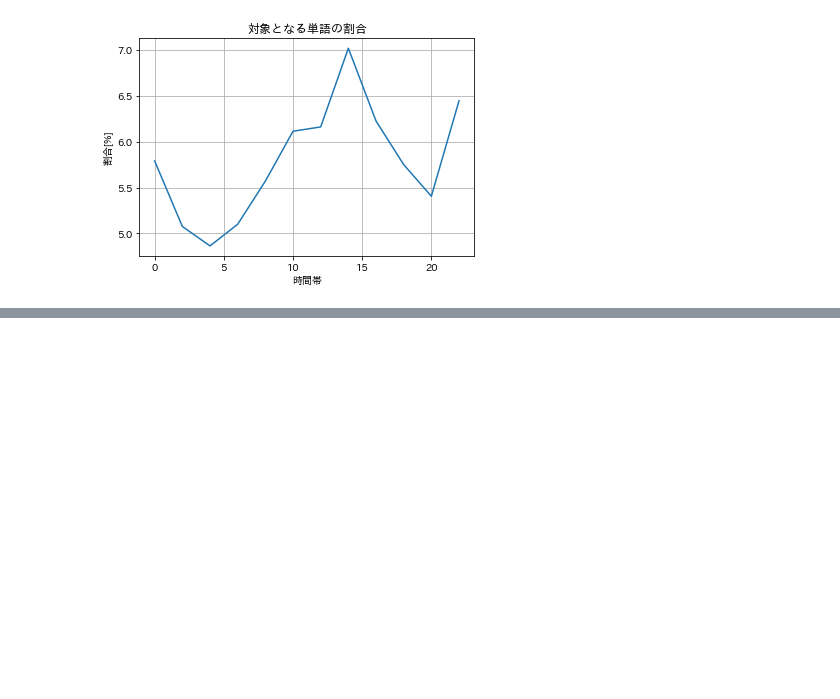
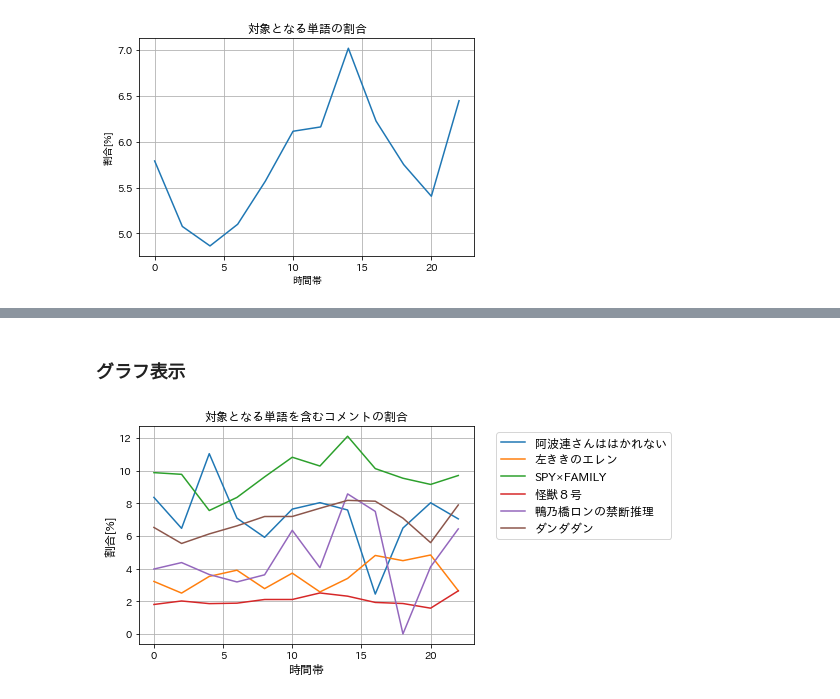
Before and after one commit to aSatoshiShimomura/ncg2022-training-DA, a Jupyter notebook: work/miake.ipynb, the cells around one changed output, grey strips where cells are left out. Drawn from its saved outputs; the diff is of its cells as text; code cells hidden in the pictures; blank space fills up the shorter version.

```diff
--- a/work/miake.ipynb
+++ b/work/miake.ipynb
@@ -80,16 +80,12 @@ hoge.index = hoge.index.strftime('%Y年%m月%d日 %H時%M分%S秒') # 日本時
 # %%
 delimitation = list(range(0,24,2))
 delimitation.append(0)
-total_arr = []
-target_arr = []
-rate_arr = []
+rate_arr = []　# 対象となる単語を含むコメントの割合
 for i in range(len(delimitation) - 1):
     total_num = df_comment_time.between_time("{}:00:00".format(delimitation[i]),
                                              "{}:00:00".format(delimitation[i+1])).shape[0]
     target_num = df_only_target.between_time("{}:00:00".format(delimitation[i]),
                                              "{}:00:00".format(delimitation[i+1])).shape[0]
-    total_arr.append(total_num)
-    target_arr.append(target_num)
     rate_arr.append(target_num / total_num * 100)
     print("{0}時 - {1}時\t| {2:.2f}% \ttotal: {3}, \ttarget: {4}".format(delimitation[i],
                                                                         delimitation[i+1],
@@ -134,0 +159,24 @@ plt.grid(True)
+# %%
+# 作品名のリスト
+work_name_list = list(df_con[["work_name"]][~df_con[["work_name"]].duplicated()].work_name)
+
+rate_dict = {}
+
+for work_name in work_name_list:
+    rate_arr = [] # 対象となる単語を含むコメントの割合
+    print("---------------------------------")
+    print("作品名: {}".format(work_name))
+    df_work = df_comment_time[df_comment_time["work_name"] == work_name]
+    df_work_target = df_only_target[df_only_target["work_name"] == work_name]
+    for i in range(len(delimitation) - 1):
+        total_num = df_work.between_time("{}:00:00".format(delimitation[i]),
+                                         "{}:00:00".format(delimitation[i+1])).shape[0]
+        target_num = df_work_target.between_time("{}:00:00".format(delimitation[i]),
+                                                 "{}:00:00".format(delimitation[i+1])).shape[0]
+        rate_arr.append(target_num / total_num * 100)
+        print("{0}時 - {1}時\t| {2:.2f}% \ttotal: {3}, \ttarget: {4}".format(delimitation[i],
+                                                                            delimitation[i+1],
+                                                                            rate_arr[-1],
+                                                                            total_num,
+                                                                            target_num))
+    rate_dict[work_name] = rate_arr
@@ -134,0 +218,12 @@ plt.grid(True)
+# %% [markdown]
+### グラフ表示
+# %%
+for work_name in work_name_list:
+    plt.plot(delimitation[:-1], np.asarray(rate_dict[work_name]), label=work_name)
+plt.title("対象となる単語を含むコメントの割合", fontsize=12)
+plt.xlabel("時間帯", fontsize=12)
+plt.ylabel("割合[%]", fontsize=12)
+plt.legend(bbox_to_anchor=(1.05, 1), loc='upper left', fontsize=12)
+plt.grid(True)
+# %% [output]
+[figure, added]
```
Also changed, not shown: parts of 8 cells of this notebook.
